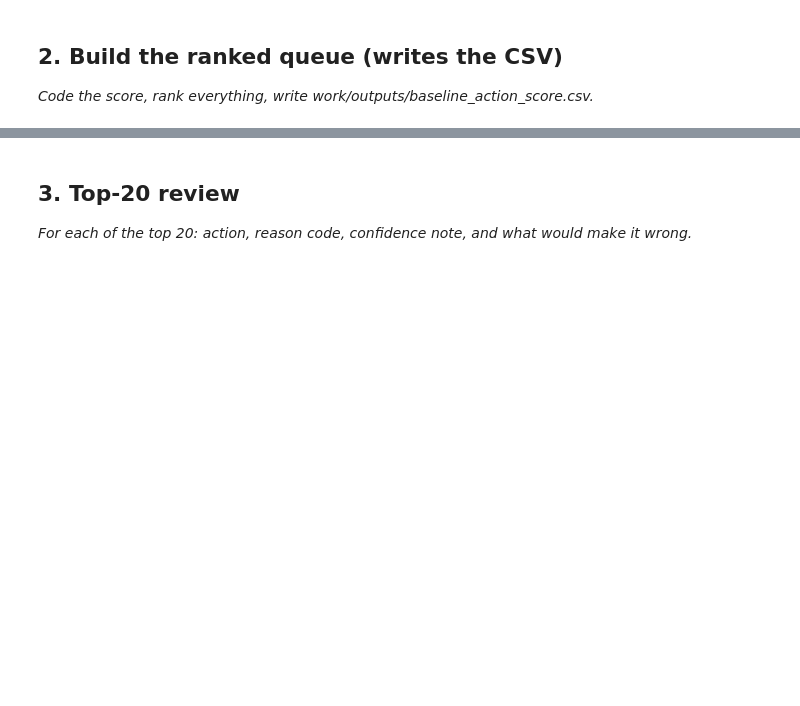
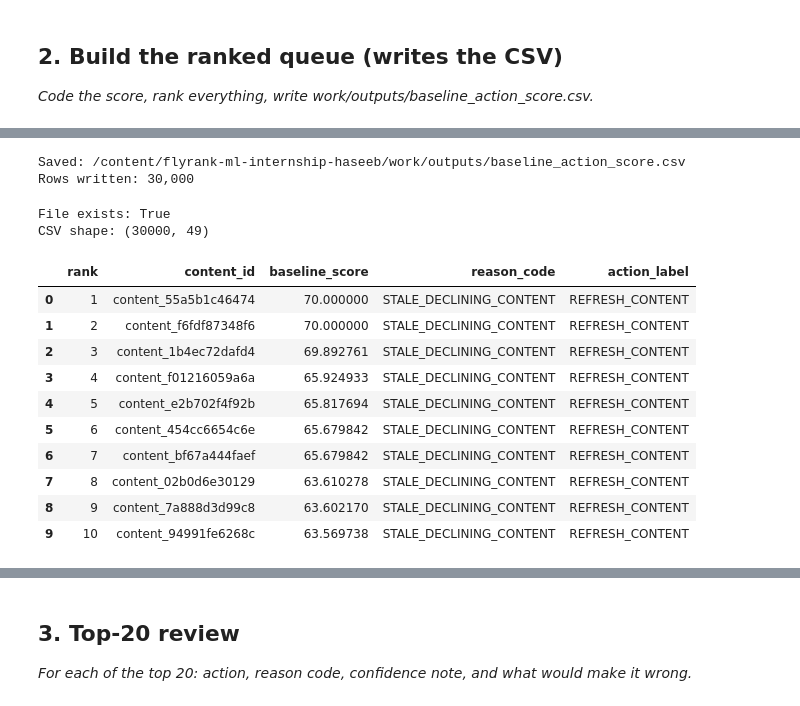
Before and after one commit to ihaseeb0081/flyrank-ml-internship-haseeb, a Jupyter notebook: work/notebooks/w04_baseline_score.ipynb, the cells around one changed output, grey strips where cells are left out. Cells and saved outputs as stored; diff of their text form; code cells hidden in the pictures; blank space fills up the shorter version.

```diff
--- a/work/notebooks/w04_baseline_score.ipynb
+++ b/work/notebooks/w04_baseline_score.ipynb
@@ -16,0 +434,53 @@ This skeleton is yours to fill. Work the sections **in order** — each one has
+# %%
+import os
+
+output_dir = "/content/flyrank-ml-internship-haseeb/work/outputs"
+os.makedirs(output_dir, exist_ok=True)
+
+output_path = os.path.join(
+    output_dir,
+    "baseline_action_score.csv"
+)
+
+queue.to_csv(output_path, index=False)
+
+print(f"Saved: {output_path}")
+print(f"Rows written: {len(queue):,}")
+# %% [output]
+Saved: /content/flyrank-ml-internship-haseeb/work/outputs/baseline_action_score.csv
+Rows written: 30,000
+# %%
+import os
+import pandas as pd
+
+print("File exists:", os.path.exists(output_path))
+
+check = pd.read_csv(output_path)
+
+print("CSV shape:", check.shape)
+
+display(
+    check[
+        [
+            "rank",
+            "content_id",
+            "baseline_score",
+            "reason_code",
+            "action_label"
+        ]
+    ].head(10)
+)
+# %% [output]
+File exists: True
+CSV shape: (30000, 49)
+|  | rank | content_id | baseline_score | reason_code | action_label |
+| 0 | 1 | content_55a5b1c46474 | 70.000000 | STALE_DECLINING_CONTENT | REFRESH_CONTENT |
+| 1 | 2 | content_f6fdf87348f6 | 70.000000 | STALE_DECLINING_CONTENT | REFRESH_CONTENT |
+| 2 | 3 | content_1b4ec72dafd4 | 69.892761 | STALE_DECLINING_CONTENT | REFRESH_CONTENT |
+| 3 | 4 | content_f01216059a6a | 65.924933 | STALE_DECLINING_CONTENT | REFRESH_CONTENT |
+| 4 | 5 | content_e2b702f4f92b | 65.817694 | STALE_DECLINING_CONTENT | REFRESH_CONTENT |
+| 5 | 6 | content_454cc6654c6e | 65.679842 | STALE_DECLINING_CONTENT | REFRESH_CONTENT |
+| 6 | 7 | content_bf67a444faef | 65.679842 | STALE_DECLINING_CONTENT | REFRESH_CONTENT |
+| 7 | 8 | content_02b0d6e30129 | 63.610278 | STALE_DECLINING_CONTENT | REFRESH_CONTENT |
+| 8 | 9 | content_7a888d3d99c8 | 63.602170 | STALE_DECLINING_CONTENT | REFRESH_CONTENT |
+| 9 | 10 | content_94991fe6268c | 63.569738 | STALE_DECLINING_CONTENT | REFRESH_CONTENT |
```
Also changed, not shown: parts of 31 cells of this notebook.
